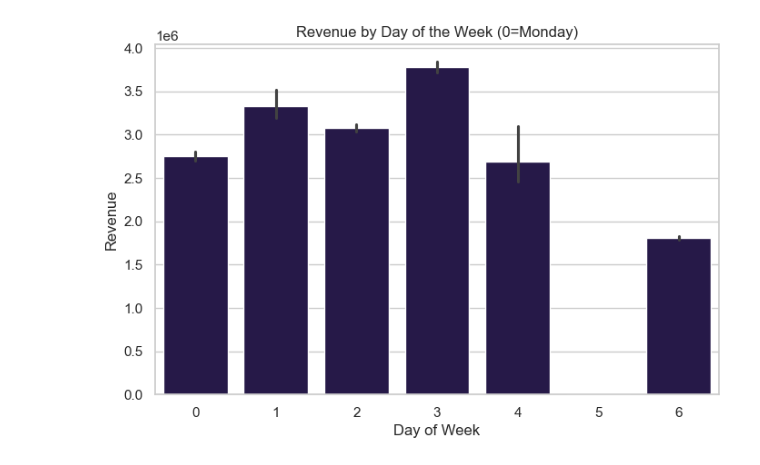
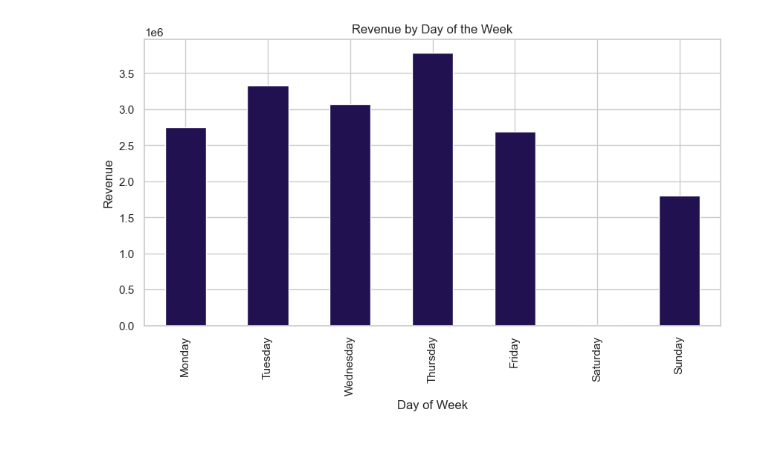
Before and after one commit to pasindipamodagamage/Python-for-Data-Science-and-AI-Module, a Jupyter notebook: last_edited_code.ipynb, the cells around one changed output. Drawn from its saved outputs; the diff is of its cells as text; code cells hidden in the pictures.

```diff
--- a/last_edited_code.ipynb
+++ b/last_edited_code.ipynb
@@ -64,15 +64,21 @@ monthly_sales["YearMonth"] = monthly_sales["Year"].astype(str) + "-" + monthly_s
 plt.figure(figsize=(12,6))
 sns.lineplot(data=monthly_sales, x="YearMonth", y="TotalPrice", marker="o")
 plt.xticks(rotation=45)
-plt.title("Monthly Sales Revenue Over Time")
+plt.title("Monthly Sales Revenue")
 plt.xlabel("Year-Month")
 plt.ylabel("Revenue")
 plt.show()
 
 # Day of week sales
-plt.figure(figsize=(8,5))
-sns.barplot(x="DayOfWeek", y="TotalPrice", data=df, estimator=sum)
-plt.title("Revenue by Day of the Week (0=Monday)")
+df['InvoiceDate'] = pd.to_datetime(df['InvoiceDate'], errors='coerce')
+df['Weekday'] = df['InvoiceDate'].dt.day_name()
+weekday_sales = df.groupby('Weekday')['TotalPrice'].sum().reindex(
+    ['Monday','Tuesday','Wednesday','Thursday','Friday','Saturday','Sunday']
+)
+plt.figure(figsize=(10,5))
+# sns.barplot(x="DayOfWeek", y="TotalPrice", data=df, estimator=sum)
+weekday_sales.plot(kind='bar')
+plt.title("Revenue by Day of the Week")
 plt.xlabel("Day of Week")
 plt.ylabel("Revenue")
 plt.show()
@@ -109,24 +115,78 @@ plt.show()
 
 # 4. Geographic Footprint
 
-# Top 10 countries by revenue
-country_sales = df.groupby("Country")["TotalPrice"].sum().nlargest(10)
+# ---- Create Revenue column ----
+df["Revenue"] = df["Quantity"] * df["Price"]
 
-plt.figure(figsize=(10,6))
-sns.barplot(x=country_sales.values, y=country_sales.index)
-plt.title("Top 10 Countries by Revenue")
-plt.xlabel("Revenue")
-plt.ylabel("Country")
+# ---- Group by Country and sum revenue ----
+country_sales = df.groupby("Country", as_index=False)["Revenue"].sum()
+
+# ---- 1. Top 10 countries by revenue ----
+top10 = country_sales.sort_values(by="Revenue", ascending=False).head(10)
+
+# ---- 2. UK vs Non-UK percentage ----
+total_revenue = country_sales["Revenue"].sum()
+uk_revenue = country_sales.loc[country_sales["Country"] == "United Kingdom", "Revenue"].sum()
+non_uk_revenue = total_revenue - uk_revenue
+
+uk_percentage = (uk_revenue / total_revenue) * 100
+non_uk_percentage = (non_uk_revenue / total_revenue) * 100
+
+print(f"UK Revenue %: {uk_percentage:.2f}%")
+print(f"Non-UK Revenue %: {non_uk_percentage:.2f}%")
+
+# ---- 3. Visualization: Top 10 Countries ----
+plt.figure(figsize=(10, 6))
+sns.barplot(
+    data=top10,
+    x="Revenue",
+    y="Country",
+    palette="viridis"
+)
+
+plt.title("Top 10 Countries by Sales Revenue", fontsize=16, weight="bold")
+plt.xlabel("Revenue", fontsize=12)
+plt.ylabel("Country", fontsize=12)
+
+# Annotate values on bars
+for index, value in enumerate(top10["Revenue"]):
+    plt.text(value + 0.02*total_revenue/10, index, f"${value:,.0f}", va="center")
+
+plt.tight_layout()
 plt.show()
 
-# UK vs International sales
-uk_sales = df[df["Country"]=="United Kingdom"]["TotalPrice"].sum()
-intl_sales = df[df["Country"]!="United Kingdom"]["TotalPrice"].sum()
+# ---- 4. UK vs Non-UK Pie chart ----
+plt.figure(figsize=(6, 6))
+plt.pie(
+    [uk_revenue, non_uk_revenue],
+    labels=["UK", "Non-UK"],
+    autopct="%1.1f%%",
+    colors=["#1f77b4", "#ff7f0e"],
+    startangle=90,
+    wedgeprops={"edgecolor": "white"}
+)
+plt.title("UK vs. Non-UK Revenue Share", fontsize=14, weight="bold")
+plt.show()
 
-plt.figure(figsize=(6,6))
-plt.pie([uk_sales, intl_sales], labels=["UK", "International"], autopct="%.1f%%", startangle=90)
-plt.title("UK vs International Sales Share")
-plt.show()
+# # Top 10 countries by revenue
+# country_sales = df.groupby("Country")["TotalPrice"].sum().nlargest(10)
+
+# plt.figure(figsize=(10,6))
+# sns.barplot(x=country_sales.values, y=country_sales.index)
+# plt.title("Top 10 Countries by Revenue")
+# plt.xlabel("Revenue")
+# plt.ylabel("Country")
+# plt.show()
+
+# # UK vs International sales
+# uk_sales = df[df["Country"]=="United Kingdom"]["TotalPrice"].sum()
+# intl_sales = df[df["Country"]!="United Kingdom"]["TotalPrice"].sum()
+
+# plt.figure(figsize=(6,6))
+# plt.pie([uk_sales, intl_sales], labels=["UK", "International"], autopct="%.1f%%", startangle=90)
+# plt.title("UK vs International Sales Share")
+# plt.show()
+
 
 # 5. Customer Segmentation (RFM)
 
@@ -174 +234 @@ plt.show()
-[figure, old version]
+[figure, new version]
```
Also changed, not shown: parts of 1 cell of this notebook, 1 other file.
